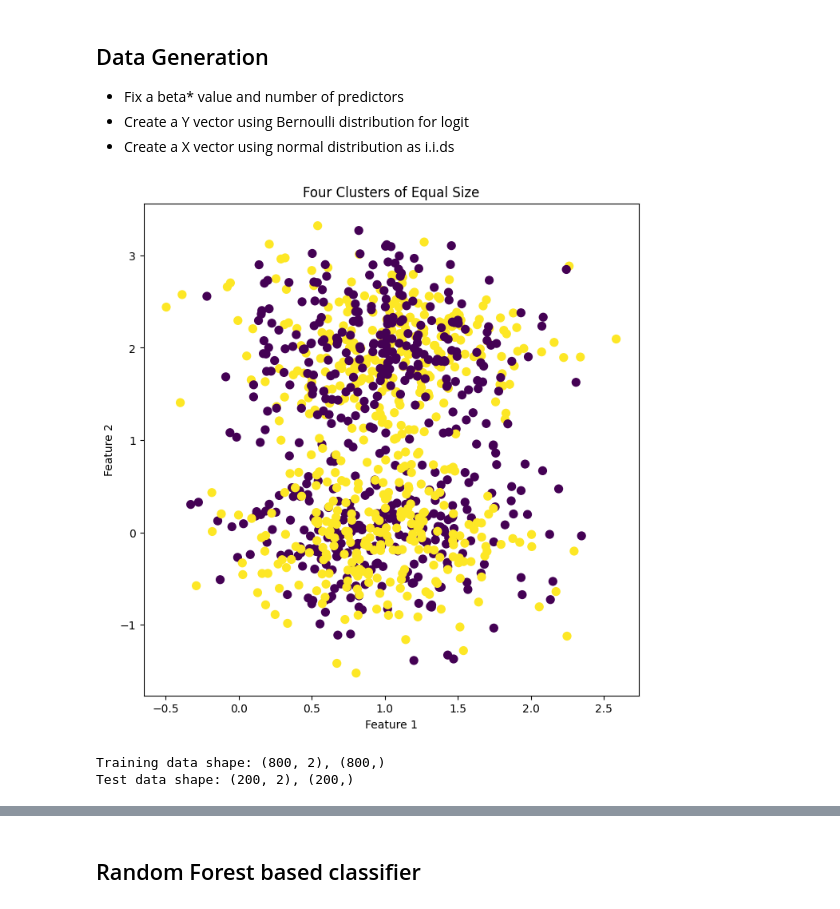
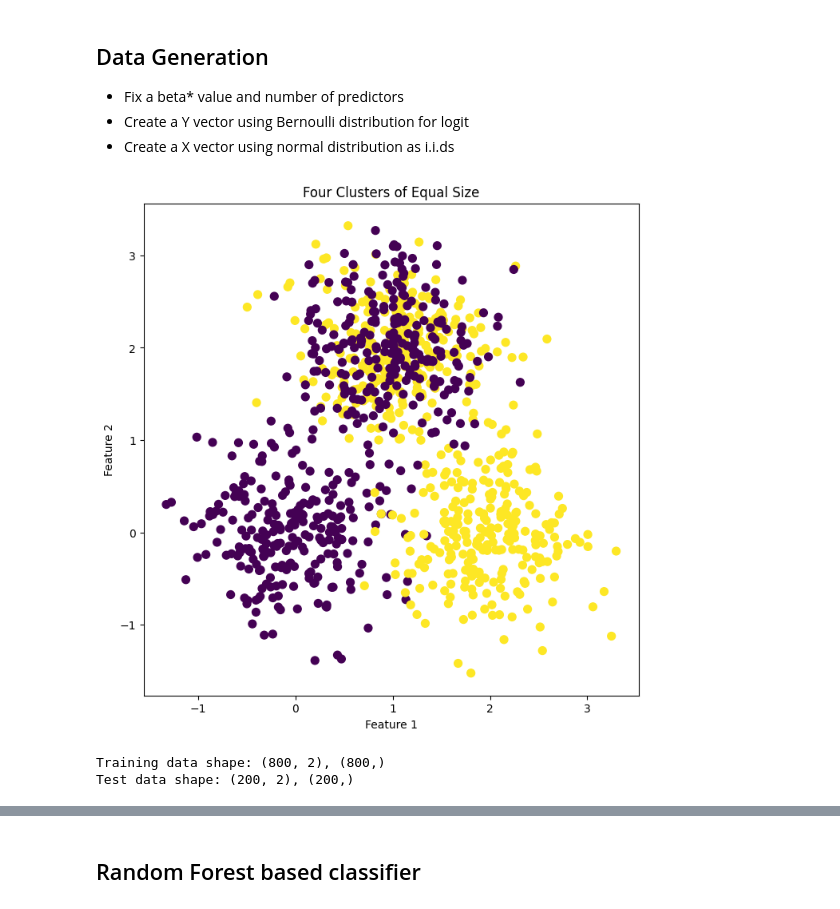
Before and after one commit to katzkid/RoC_Analysis, a Jupyter notebook: RoC_Analysis_RF_data2.ipynb, the cells around one changed output, grey strips where cells are left out. Cells and saved outputs as stored; diff of their text form; code cells hidden in the pictures.

```diff
--- a/RoC_Analysis_RF_data2.ipynb
+++ b/RoC_Analysis_RF_data2.ipynb
@@ -26,7 +26,7 @@ X = np.zeros((n_samples_per_cluster * n_clusters, 2))
 y = np.zeros(n_samples_per_cluster * n_clusters)
 
 # Cluster centers in corners of a square
-centers = [[1, 0], [1, 0], [1, 2], [1, 2]]
+centers = [[0, 0], [2, 0], [1, 2], [1, 2]]
 
 # Assign points to clusters deterministically
 for i in range(n_clusters):
@@ -35,34 +35,34 @@ for i in range(n_clusters):
     if i == 0 or i == 3:
         y[cluster_indices] = 0
     else:
         y[cluster_indices] = 1
 
 
 
 #Visualize
 plt.figure(figsize=(8,8))
 plt.scatter(X[:,0], X[:,1], c=y, cmap='viridis', s=50)
 plt.title('Four Clusters of Equal Size')
 plt.xlabel('Feature 1')
 plt.ylabel('Feature 2')
 plt.show()
 
 #add intercept to X
 #X = np.hstack((np.ones((X.shape[0], 1)), X))
 
 # # shuffle data
 # permutation = np.random.permutation(no_samples)
 # X = X[permutation]
 # y = y[permutation]
 
 
 #Split data into training and testing sets
 X_train, X_test, y_train, y_test = train_test_split(X, y, test_size=0.2, random_state=42)
 
 print(f"Training data shape: {X_train.shape}, {y_train.shape}")
 print(f"Test data shape: {X_test.shape}, {y_test.shape}")
 # %% [output]
-[figure, old version]
+[figure, new version]
 Training data shape: (800, 2), (800,)
 Test data shape: (200, 2), (200,)
 # %%
```
Also changed, not shown: parts of 8 cells of this notebook, 1 other file.
